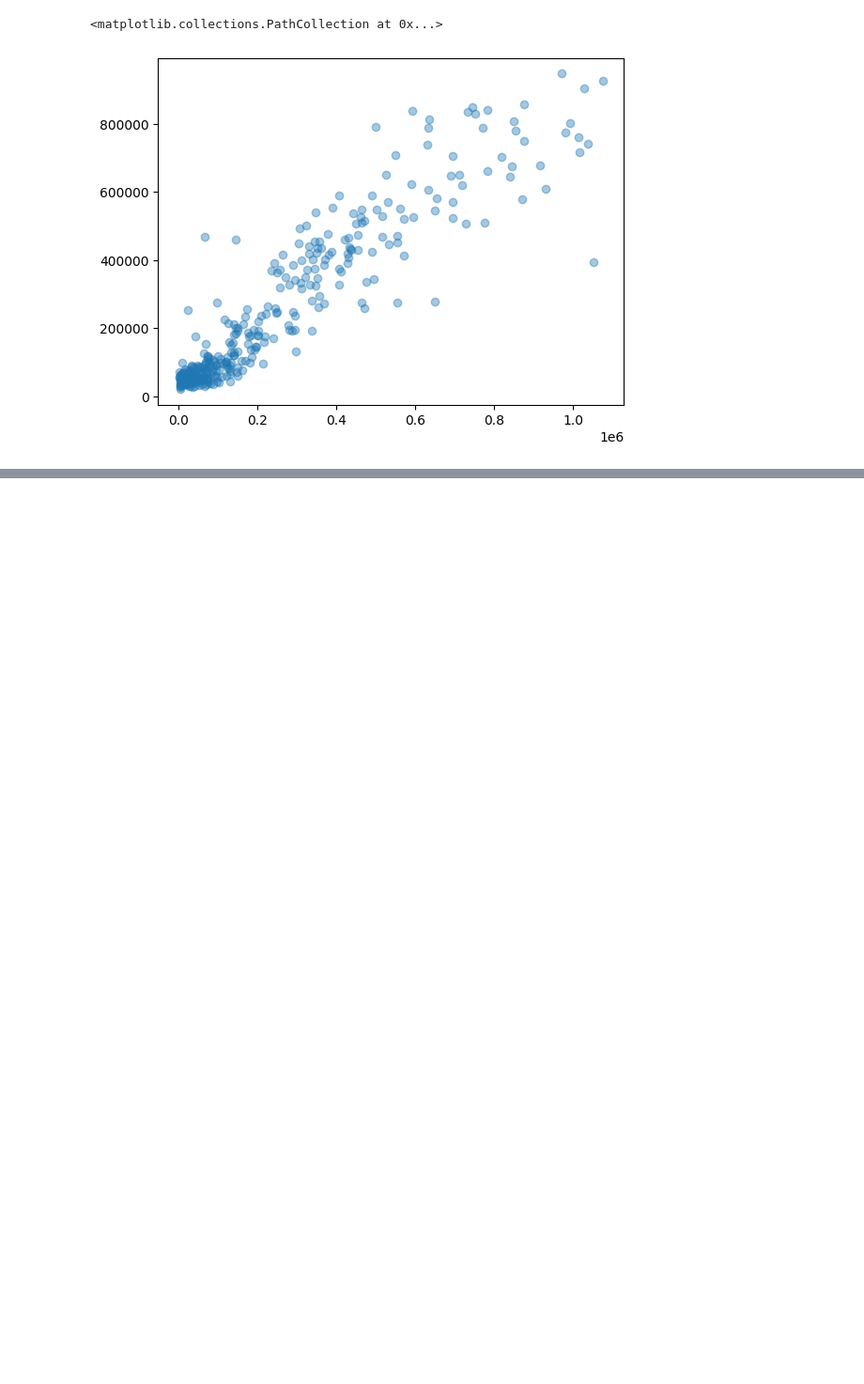
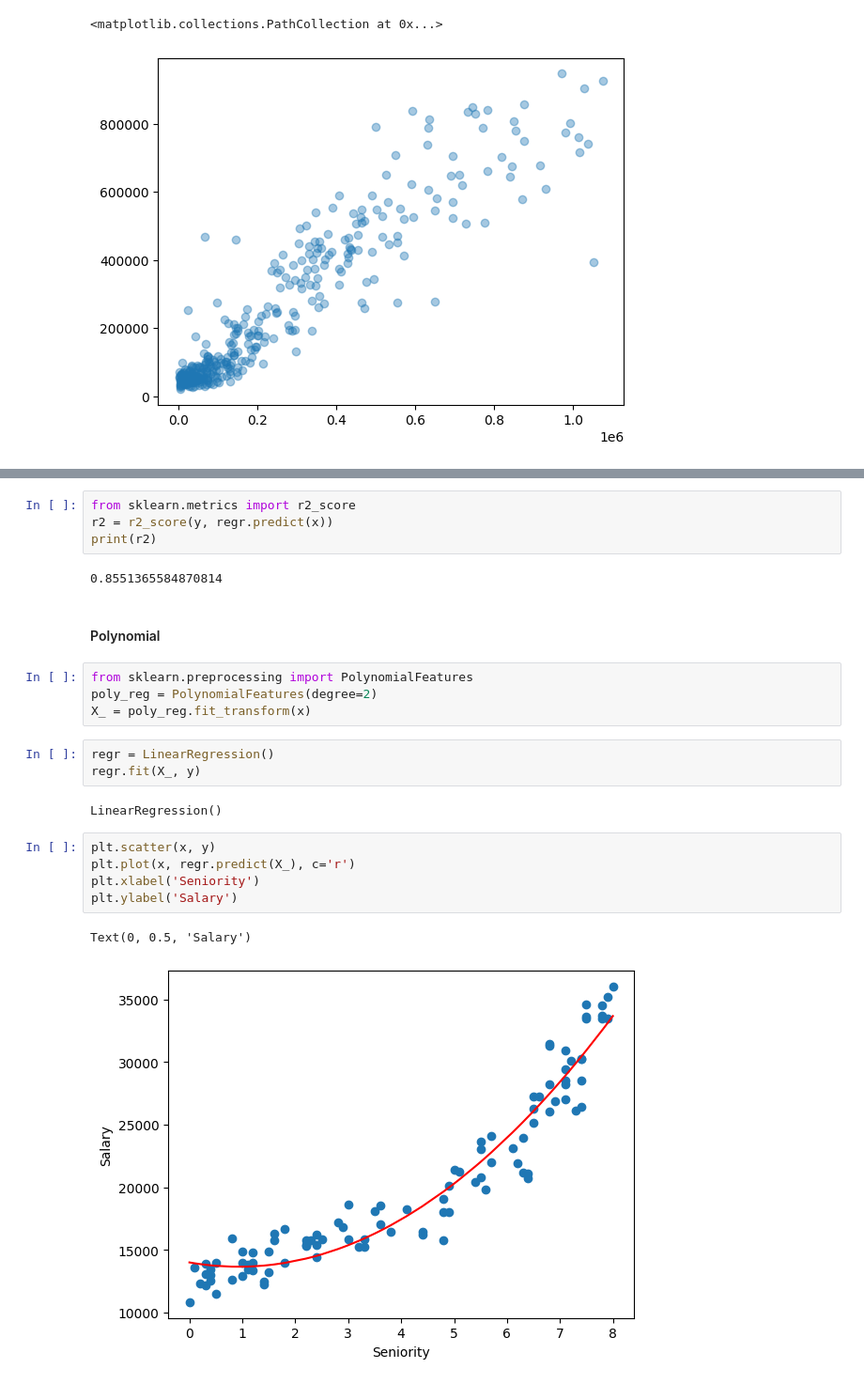
Before and after one commit to EuRoXy/dsp, a Jupyter notebook: simple_linReg.ipynb, the cells around one changed output, grey strips where cells are left out. Shown at 94% size. Cells and saved outputs as stored; diff of their text form; blank space fills up the shorter version.

```diff
--- a/simple_linReg.ipynb
+++ b/simple_linReg.ipynb
@@ -496,0 +563,25 @@ plt.scatter(y_test, pred, alpha=0.4)
+# %%
+from sklearn.metrics import r2_score
+r2 = r2_score(y, regr.predict(x))
+print(r2)
+# %% [output]
+0.8551365584870814
+# %% [markdown]
+#### Polynomial
+# %%
+from sklearn.preprocessing import PolynomialFeatures
+poly_reg = PolynomialFeatures(degree=2)
+X_ = poly_reg.fit_transform(x)
+# %%
+regr = LinearRegression()
+regr.fit(X_, y)
+# %% [output]
+LinearRegression()
+# %%
+plt.scatter(x, y)
+plt.plot(x, regr.predict(X_), c='r')
+plt.xlabel('Seniority')
+plt.ylabel('Salary')
+# %% [output]
+Text(0, 0.5, 'Salary')
+[figure, added]
```
Also changed, not shown: parts of 10 cells of this notebook, 1 other file.
